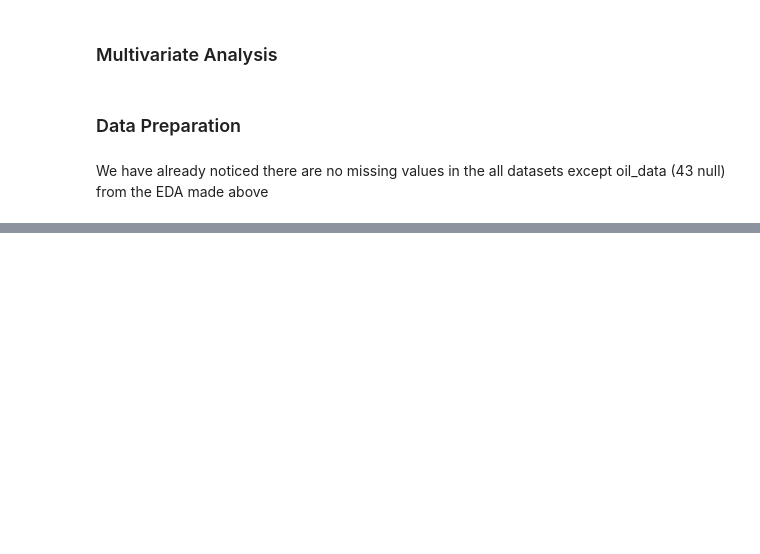
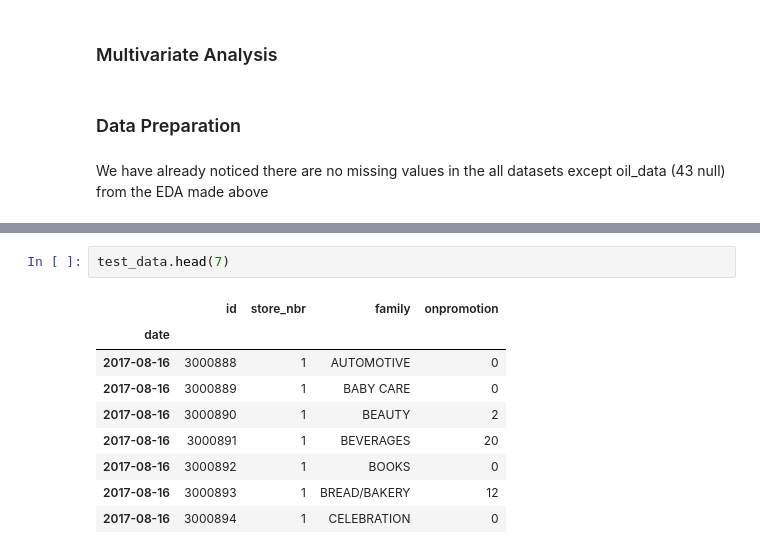
Before and after one commit to Victor-Osei/Time_Series_Analysis, a Jupyter notebook: tsa.ipynb, the cells around one changed output, grey strips where cells are left out. Drawn from its saved outputs; the diff is of its cells as text; blank space fills up the shorter version.

```diff
--- a/tsa.ipynb
+++ b/tsa.ipynb
@@ -736,0 +847,12 @@ We have already noticed there are no missing values in the all datasets  except
+# %%
+test_data.head(7)
+# %% [output]
+|  | id | store_nbr | family | onpromotion |
+| date |  |  |  |  |
+| 2017-08-16 | 3000888 | 1 | AUTOMOTIVE | 0 |
+| 2017-08-16 | 3000889 | 1 | BABY CARE | 0 |
+| 2017-08-16 | 3000890 | 1 | BEAUTY | 2 |
+| 2017-08-16 | 3000891 | 1 | BEVERAGES | 20 |
+| 2017-08-16 | 3000892 | 1 | BOOKS | 0 |
+| 2017-08-16 | 3000893 | 1 | BREAD/BAKERY | 12 |
+| 2017-08-16 | 3000894 | 1 | CELEBRATION | 0 |
```
Also changed, not shown: parts of 14 cells of this notebook.
